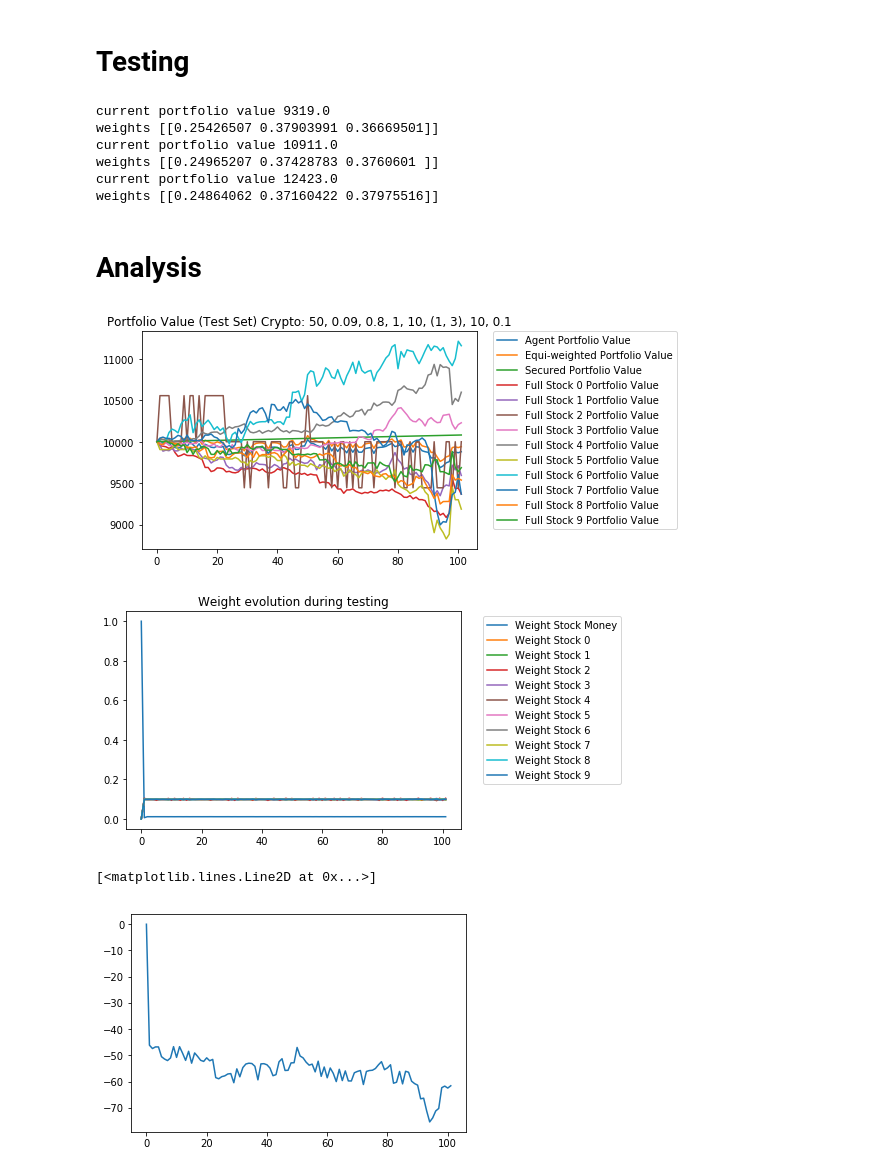
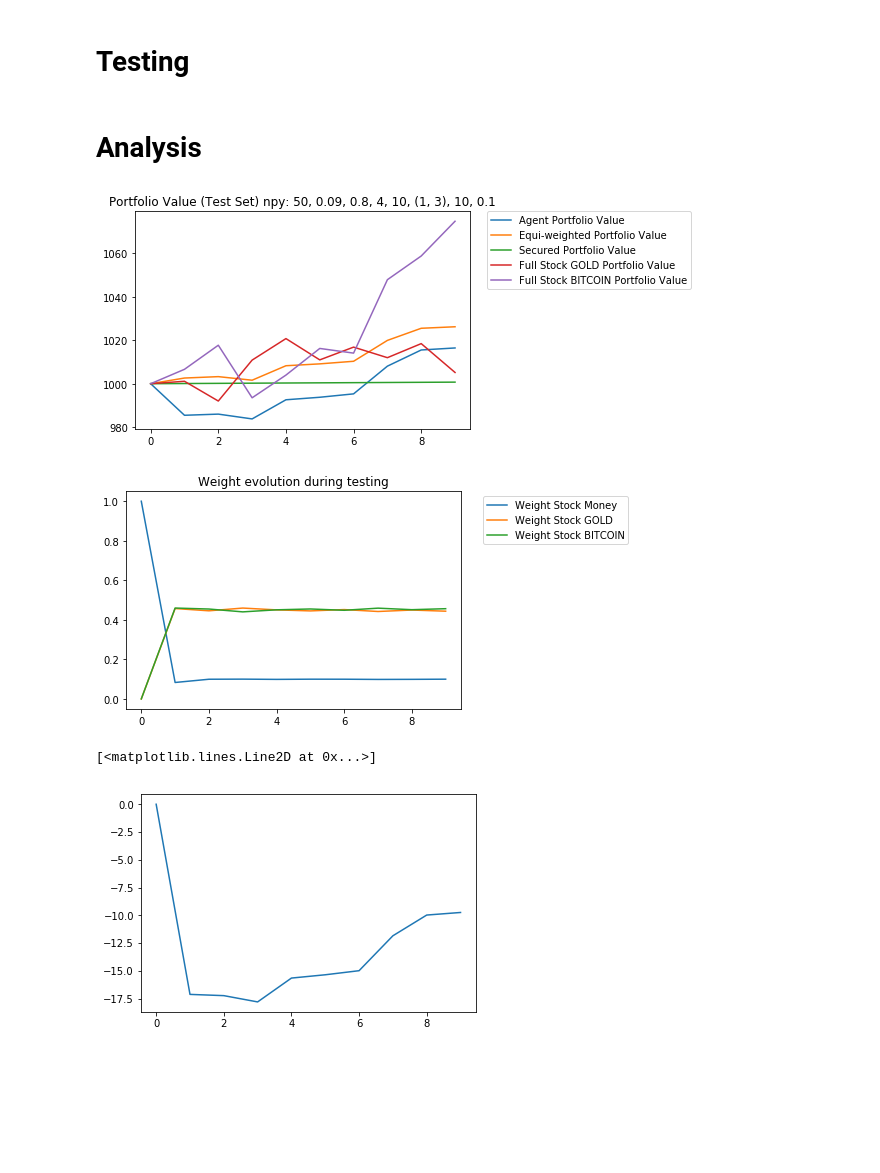
Before and after one commit to BiEchi/COMAP-MCM-ICM-2022, a Jupyter notebook: Codes/DPM.ipynb, the cells around one changed output. Cells and saved outputs as stored; diff of their text form; code cells hidden in the pictures; blank space fills up the shorter version.

Commit message:
one feature data

```diff
--- a/Codes/DPM.ipynb
+++ b/Codes/DPM.ipynb
@@ -35,10 +53,11 @@ from tqdm import tqdm
 
 #can be changed following the type of stocks studied
 
+# path_data = './np_data/inputCrypto.npy'
 path_data = './np_data/test.npy'
 
-
 data_type = path_data.split('/')[2][5:].split('.')[0]
+print(data_type)
 namesBio=['JNJ','PFE','AMGN','MDT','CELG','LLY']
 namesUtilities=['XOM','CVX','MRK','SLB','MMM']
 namesTech=['FB','AMZN','MSFT','AAPL','T','VZ','CMCSA','IBM','CRM','INTC']
@@ -64,18 +83,20 @@ elif data_type == 'Tech':
 elif data_type == 'Crypto':
     list_stock = namesCrypto
 else:
-    list_stock = [i for i in range(m)]
+    list_stock = ['GOLD','BITCOIN']
 
 
 
 ###############################dictionaries of the problem###########################
 dict_hp_net = {'n_filter_1': 2, 'n_filter_2': 20, 'kernel1_size':(1, 3)}
-dict_hp_pb = {'batch_size': 50, 'ratio_train': 0.6,'ratio_val': 0.2, 'length_tensor': 10,
+dict_hp_pb = {'batch_size': 50, 'ratio_train': 0.05,'ratio_val': 0.9, 'length_tensor': 10,
               'ratio_greedy':0.8, 'ratio_regul': 0.1}
 dict_hp_opt = {'regularization': 1e-8, 'learning': 9e-2}
-dict_fin = {'trading_cost': 0.25/100, 'interest_rate': 0.02/250, 'cash_bias_init': 0.7}
-dict_train = {'pf_init_train': 10000, 'w_init_train': 'd', 'n_episodes':2, 'n_batches':10}
-dict_test = {'pf_init_test': 10000, 'w_init_test': 'd'}
+dict_fin = {'trading_cost': 1/100, 'interest_rate': 0.02/250, 'cash_bias_init': 0.7}
+
+dict_train = {'pf_init_train': 1000, 'w_init_train': 'd', 'n_episodes':5, 'n_batches':10}
+
+dict_test = {'pf_init_test': 1000, 'w_init_test': 'd'}
 
 
 ###############################HP of the network ###########################
@@ -89,12 +110,14 @@ kernel1_size = dict_hp_net['kernel1_size']
 batch_size = dict_hp_pb['batch_size']
 # Total number of steps for pre-training in the training set
 total_steps_train = int(dict_hp_pb['ratio_train']*trading_period)
+print(total_steps_train)
 
 # Total number of steps for pre-training in the validation set
 total_steps_val = int(dict_hp_pb['ratio_val']*trading_period)
 
 # Total number of steps for the test
 total_steps_test = trading_period-total_steps_train-total_steps_val
+print(total_steps_test)
 
 # Number of the columns (number of the trading periods) in each input price matrix
 n = dict_hp_pb['length_tensor']
@@ -771,13 +800,6 @@ for k in range(total_steps_train +total_steps_val-int(n/2), total_steps_train +t
     #here to breack the loop/not in original code
     if k== total_steps_train +total_steps_val-int(n/2) + 100:
         break
-# %% [output]
-current portfolio value 9319.0
-weights [[0.25426507 0.37903991 0.36669501]]
-current portfolio value 10911.0
-weights [[0.24965207 0.37428783 0.3760601 ]]
-current portfolio value 12423.0
-weights [[0.24864062 0.37160422 0.37975516]]
 # %% [markdown]
 # Analysis
 # %%
@@ -788,32 +810,32 @@ times = list(times[test_start_day:])
 # %%
 #batch_size, learning, ratio_greedy, e, n, kernel1_size, n_batches, ratio_regul
 
 data_type = path_data.split('/')[2][5:].split('.')[0]
 namesBio=['JNJ','PFE','AMGN','MDT','CELG','LLY']
 namesUtilities=['XOM','CVX','MRK','SLB','MMM']
 namesTech=['FB','AMZN','MSFT','AAPL','T','VZ','CMCSA','IBM','CRM','INTC']
 
 
 if data_type == 'Utilities':
     list_stock = namesUtilities
 elif data_type == 'Bio':
     list_stock = namesBio
 elif data_type == 'Tech':
     list_stock = namesTech
 else:
-    list_stock = [i for i in range(m)]
+    list_stock = ["GOLD",'BITCOIN']
 
 
 plt.title('Portfolio Value (Test Set) {}: {}, {}, {}, {}, {}, {}, {}, {}'.format(data_type, batch_size, learning, ratio_greedy, e, n, kernel1_size, n_batches, ratio_regul))
 plt.plot(p_list, label = 'Agent Portfolio Value')
 plt.plot(p_list_eq, label = 'Equi-weighted Portfolio Value')
 plt.plot(p_list_s, label = 'Secured Portfolio Value')
 for i in range(m):
     plt.plot(p_list_fu[i], label = 'Full Stock {} Portfolio Value'.format(list_stock[i]))
 plt.legend(bbox_to_anchor=(1.05, 1), loc=2, borderaxespad=0.)
 plt.show()
 # %% [output]
-[figure, old version]
+[figure, new version]
 # %%
 names = ['Money'] + list_stock
 w_list = np.array(w_list)
@@ -823,12 +845,12 @@ for j in range(m+1):
     plt.legend(bbox_to_anchor=(1.05, 1), loc=2, borderaxespad=0.5)
 plt.show()
 # %% [output]
-[figure, old version]
+[figure, new version]
 # %%
 plt.plot(np.array(p_list)-np.array(p_list_eq))
 # %% [output]
 [<matplotlib.lines.Line2D at 0x...>]
-[figure, old version]
+[figure, new version]
 # %%
 index1=0
 index2=-1
```
Also changed, not shown: parts of 5 cells of this notebook, 2 other files.
